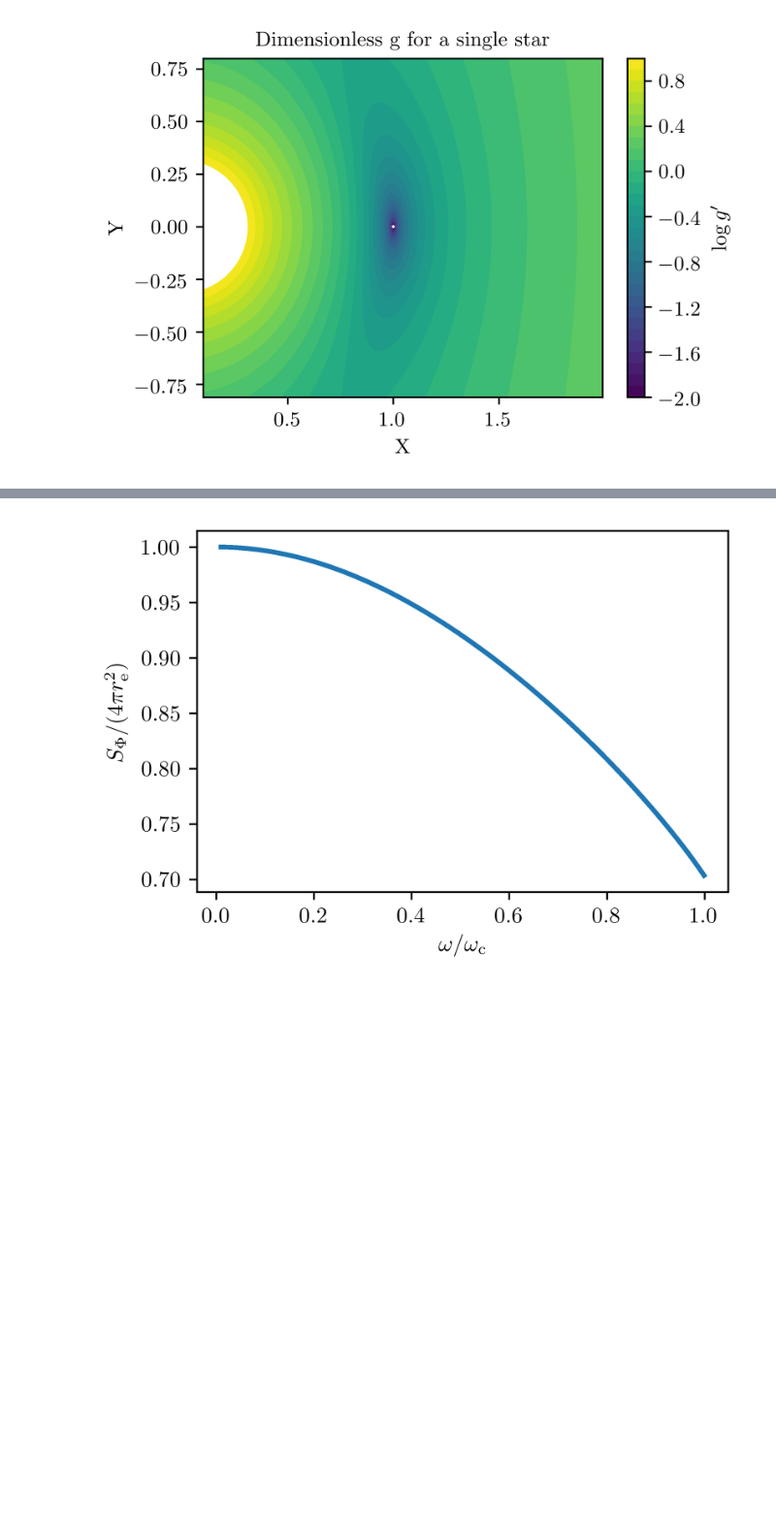
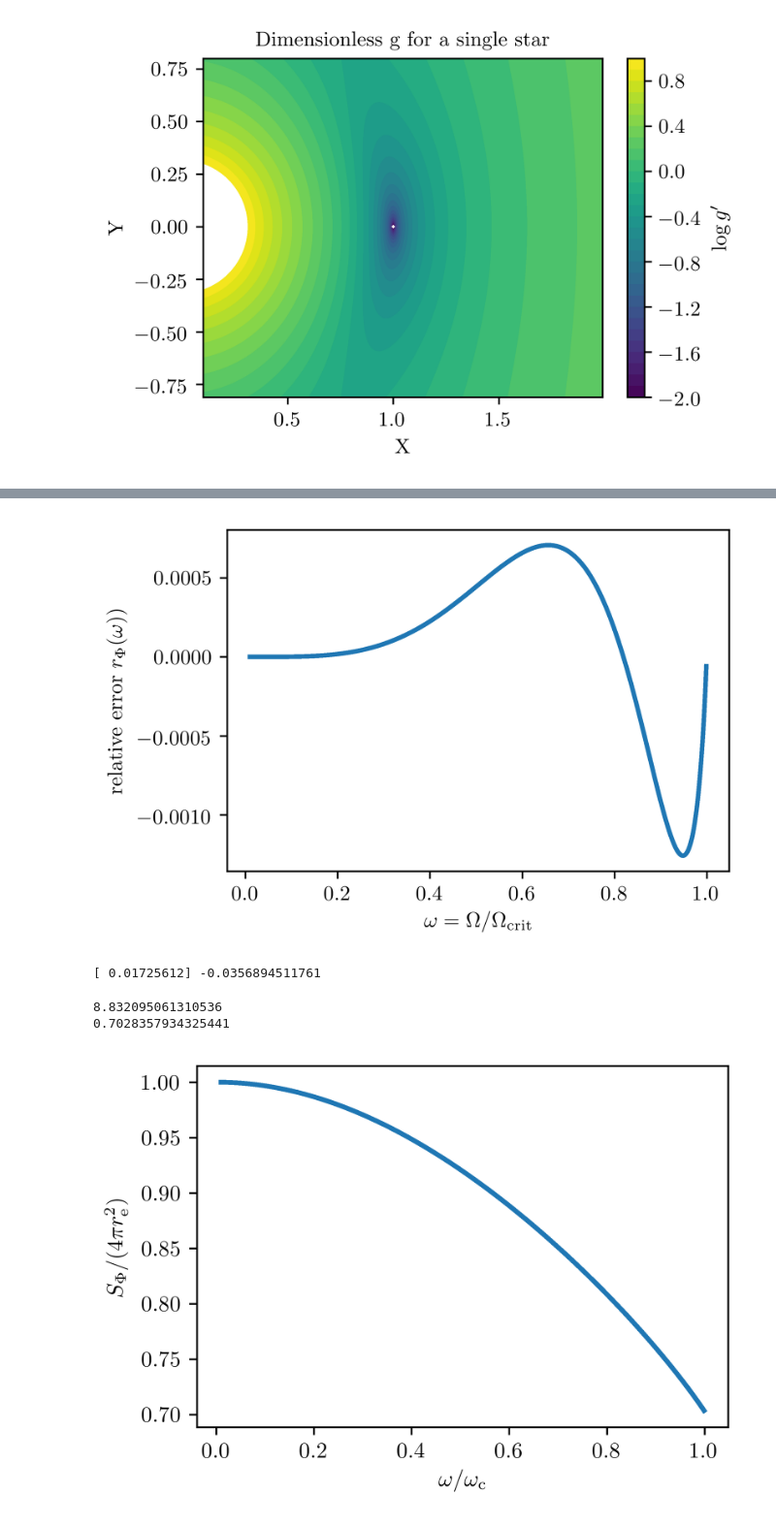
Before and after one commit to orlox/eval_fp_ft, a Jupyter notebook: fpft.ipynb, the cells around one changed output, grey strips where cells are left out. Shown at 97% size. Saved outputs shown, nothing was run; the diff lists cells and outputs as text; code cells hidden in the pictures; blank space fills up the shorter version.

```diff
--- a/fpft.ipynb
+++ b/fpft.ipynb
@@ -142,3 +184,30 @@ plt.show()
+# %%
+#Fit rphi(omega), gives Eq(9) in Marchant (2018)
+
+from scipy.optimize import curve_fit
+x0 = wcs
+y0 = rphis
+
+crit_val = 0.8149 #This rphi at critical (eq. (5) in Marchant 2018)
+
+def func(x, a):
+    b=crit_val-5./6.-a
+    return x**(2./3.)*(1-x**2/6+a*x**4+b*x**6)
+popt, pcov = curve_fit(func, x0, y0)
+plt.plot(x0, ((func(x0, *popt)-y0)/y0),'-', label='fit')
+#check the fit I get directly, just to verify there are no typos in the manuscript
+#plt.plot(x0, x0**(2./3.)*(1-x0**2/6+0.01726*x0**4-0.03569*x0**6),'-', label='fit')
+#plt.plot(x0, func(x0, *popt),'-', label='fit')
+#plt.plot(x0, y0, ':', label='numerical integral')
+#plt.gca().set_ylim([-0.05,0.05])
+#plt.gca().set_ylim([-0.05,0.05])
+plt.gca().set_ylabel("relative error $r_\Phi(\omega))$")
+plt.gca().set_xlabel("$\omega=\Omega/\Omega_{\\rm crit}$")
+plt.show()
+print(popt,crit_val-5./6.-popt[0])
+# %% [output]
+[figure, added]
+[ 0.01725612] -0.0356894511761
 # %%
 #Next, compute the dimensionless area of the equipotentials.
 #This is related to the actual physical are via
@@ -158,6 +227,14 @@ for k, wc in enumerate(wcs):
     Sphis[k] = result[0]*2
 
     #Sp = 4*np.pi*rps[k]**2
+
+#For reference, compute the value for the critically rotating surface as well
+result = integrate.quad(lambda x: dA_dx(x,1),0,1)
+print(result[0]*2)
+print(result[0]*2/(4*np.pi))
+# %% [output]
+8.832095061310536
+0.7028357934325441
 # %%
 import matplotlib.pyplot as plt
 #results can be nicely plotted in terms of omega/omega_crit
```
Also changed, not shown: parts of 10 cells of this notebook.
